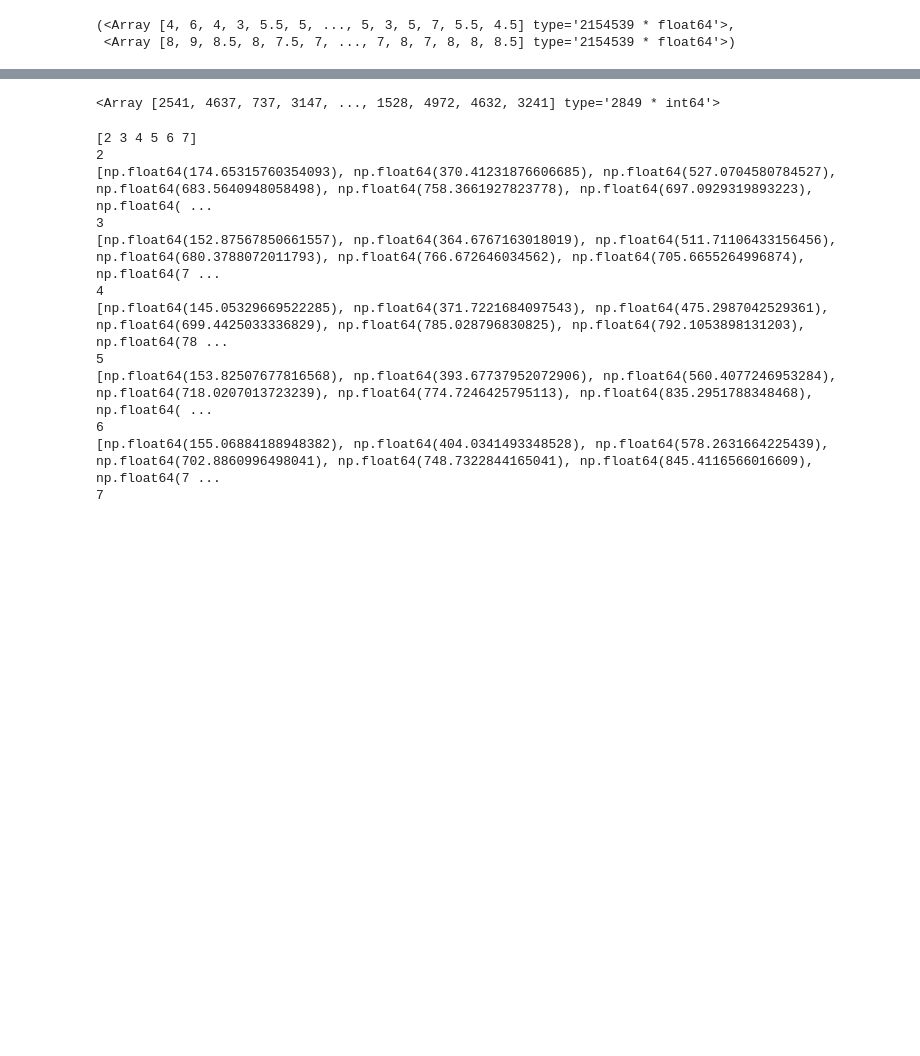
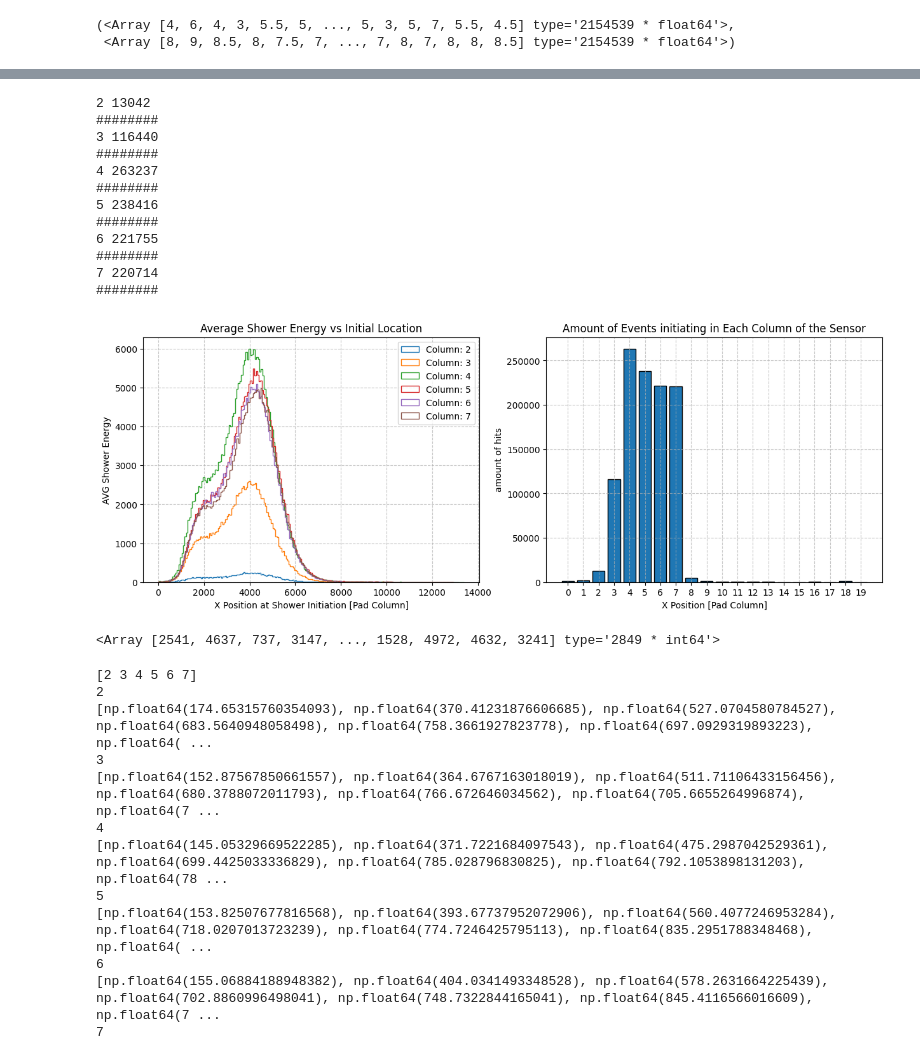
Before and after one commit to Ben-David-Ben/F-Cal-TB-Project, a Jupyter notebook: TB2025_Gap.ipynb, the cells around one changed output, grey strips where cells are left out. Drawn from its saved outputs; the diff is of its cells as text; code cells hidden in the pictures; blank space fills up the shorter version.

```diff
--- a/TB2025_Gap.ipynb
+++ b/TB2025_Gap.ipynb
@@ -137,6 +152,9 @@ def Histo_shower_energy_for_X_position(hit_data, number_of_highest_ocupied_colum
     top_columns = rf.columns_with_max_hits(hit_data, number_of_highest_ocupied_columns)
     top_columns = np.sort(top_columns)
 
+
+
+
     # plot
     fig, (ax1, ax2) = plt.subplots(1, 2, figsize=(15, 5))
 
@@ -149,9 +167,6 @@ def Histo_shower_energy_for_X_position(hit_data, number_of_highest_ocupied_colum
         ax1.hist(energies_in_column, bins=200, histtype='step', label= f'Column: {column}')
         # plt.hist(energies_in_column, bins=200, histtype='step', label= f'Column: {column}')
 
-
-
-
     # ax1.set_xticks(np.arange(0, 20))
     ax1.grid(True, which='both', axis='x', linestyle='--', alpha=0.7)
     ax1.grid(True, which='both', axis='y', linestyle='--', alpha=0.7)
@@ -162,7 +177,7 @@ def Histo_shower_energy_for_X_position(hit_data, number_of_highest_ocupied_colum
 
     # show the amounnt of hits in each plane on a bar chart
     bins = np.arange(0, 21, 1)
-    ax2.hist(x_avg, bins=bins, edgecolor='black', rwidth=0.8)
+    ax2.hist(ak.round(x_avg), bins=bins, edgecolor='black', rwidth=0.8)
     ax2.set_xticks(np.arange(0, 20) + 0.5)  # shift by 0.5
     ax2.set_xticklabels(np.arange(0, 20))
     ax2.grid(True, which='both', axis='x', linestyle='--', alpha=0.7)
@@ -191,3 +190,19 @@ a = Histo_shower_energy_for_X_position(hit_data_1101, 6, single_pad_only = "fals
+# %%
+a = Histo_shower_energy_for_X_position(hit_data_1101, 6, single_pad_only = "true")
+# %% [output]
+2 13042
+########
+3 116440
+########
+4 263237
+########
+5 238416
+########
+6 221755
+########
+7 220714
+########
+[figure, added]
 # %%
 b = a[a.classes == 1]
 # %%
```
Also changed, not shown: parts of 4 cells of this notebook, 2 other files.
